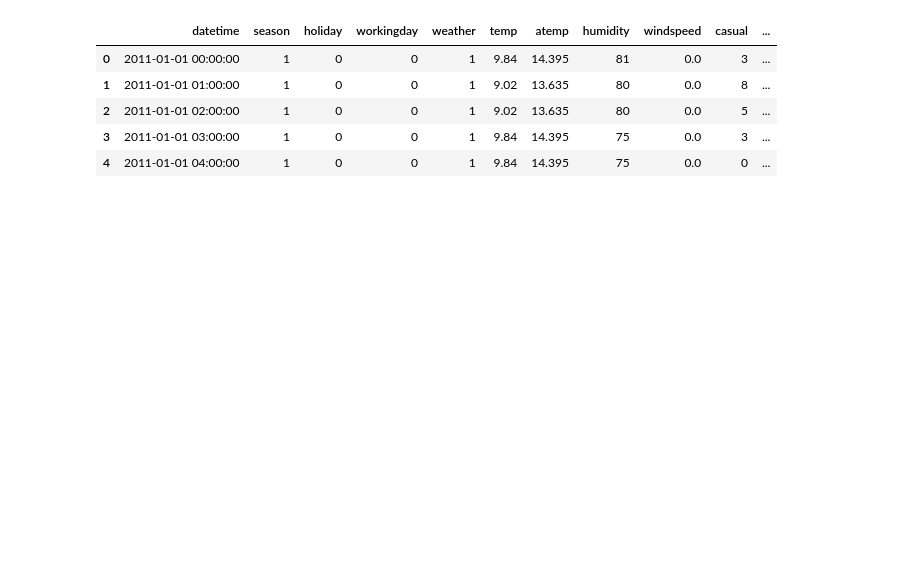
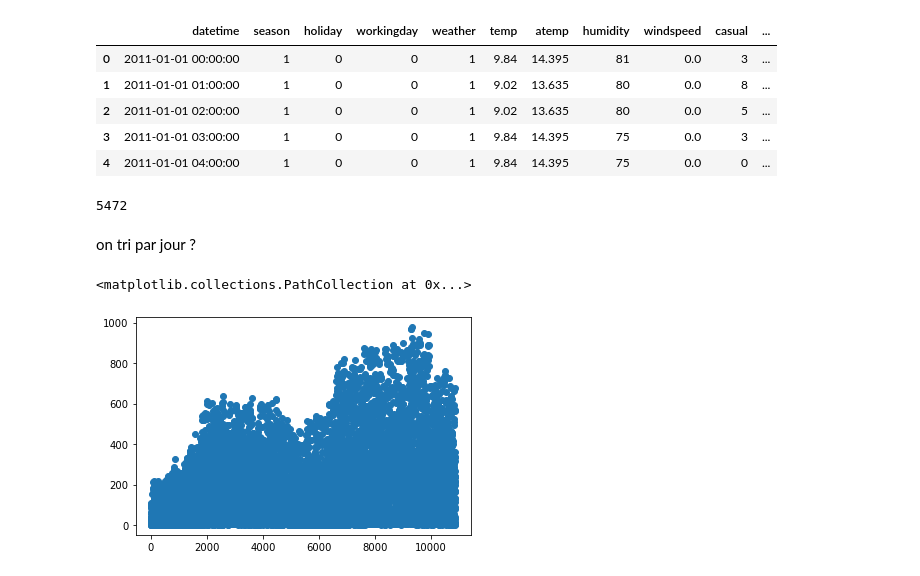
Before and after one commit to RudyBourez/Bike_Sharing, a Jupyter notebook: analyse_florian.ipynb, the cells around one changed output. Drawn from its saved outputs; the diff is of its cells as text; code cells hidden in the pictures; blank space fills up the shorter version.

```diff
--- a/analyse_florian.ipynb
+++ b/analyse_florian.ipynb
@@ -181,3 +213,14 @@ df.head()
 | 2 | 2011-01-01 02:00:00 | 1 | 0 | 0 | 1 | 9.02 | 13.635 | 80 | 0.0 | 5 | ... |
 | 3 | 2011-01-01 03:00:00 | 1 | 0 | 0 | 1 | 9.84 | 14.395 | 75 | 0.0 | 3 | ... |
 | 4 | 2011-01-01 04:00:00 | 1 | 0 | 0 | 1 | 9.84 | 14.395 | 75 | 0.0 | 0 | ... |
+# %%
+19*12*24
+# %% [output]
+5472
+# %% [markdown]
+on tri par jour ?
+# %%
+plt.scatter(range(0,df.shape[0]),df["count"])
+# %% [output]
+<matplotlib.collections.PathCollection at 0x...>
+[figure, added]
```
Also changed, not shown: parts of 18 cells of this notebook, 5 other files.
